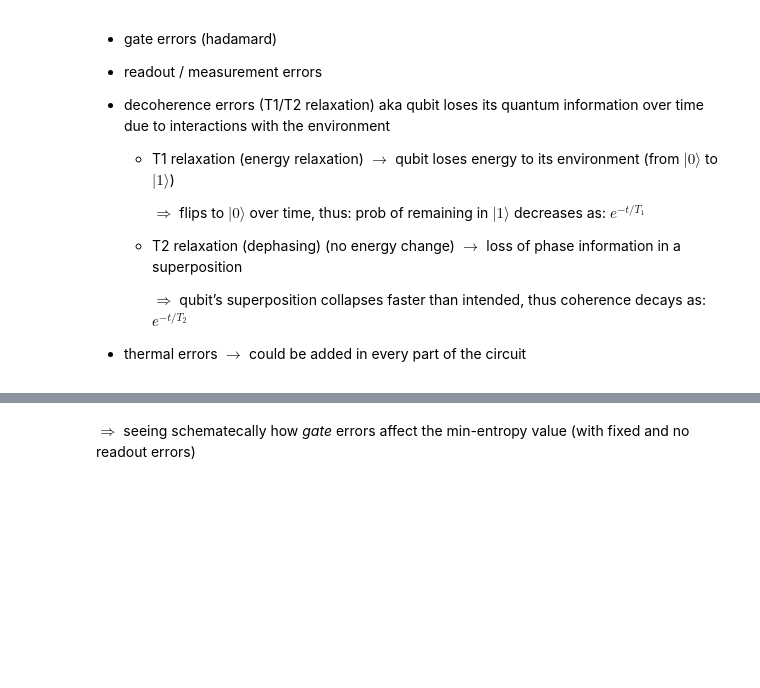
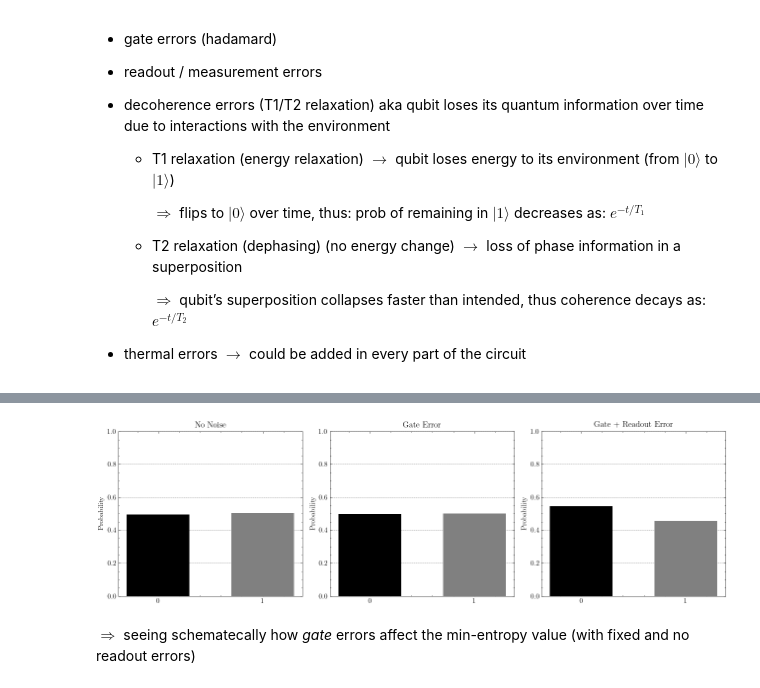
Before and after one commit to MikaelaPpasiou/QRNG, a Jupyter notebook: code/qrng_sim.ipynb, the cells around one changed output, grey strips where cells are left out. Drawn from its saved outputs; the diff is of its cells as text; code cells hidden in the pictures; blank space fills up the shorter version.

```diff
--- a/code/qrng_sim.ipynb
+++ b/code/qrng_sim.ipynb
@@ -332,2 +333,49 @@ Noisy Shannon Entropy:  0.9965068723457835
+# %%
+def run_qrng(noise_model=None, shots=10000):
+    qc = QuantumCircuit(1, 1)
+    qc.h(0)
+    qc.measure(0, 0)
+
+    backend = AerSimulator(noise_model=noise_model)
+    transpiled_qc = transpile(qc, backend)
+    job = backend.run(transpiled_qc, shots=shots, memory=True)
+    result = job.result()
+    bits = np.array(result.get_memory(), dtype=np.uint8)
+
+    return bits, result.get_counts()
+
+no_noise = None
+
+gate_error = depolarizing_error(0.05, 1)   # 5% depolarizing error on single qubit gates
+noise_gate = NoiseModel()
+noise_gate.add_all_qubit_quantum_error(gate_error, ['h'])
+
+readout_error = ReadoutError([[0.9, 0.1],[0.2, 0.8]])
+noise_gate_readout = NoiseModel()
+noise_gate_readout.add_all_qubit_quantum_error(gate_error, ['h'])
+noise_gate_readout.add_all_qubit_readout_error(readout_error, [0])
+
+bits_no_noise, _ = run_qrng(noise_model=no_noise)
+bits_gate, _ = run_qrng(noise_model=noise_gate)
+bits_gate_readout, _ = run_qrng(noise_model=noise_gate_readout)
+
+fig, axes = plt.subplots(1, 3, figsize=(13, 4))
+titles = ['No Noise', 'Gate Error', 'Gate + Readout Error']
+all_bits = [bits_no_noise, bits_gate, bits_gate_readout]
+
+for ax, title, bits in zip(axes, titles, all_bits):
+    counts = np.bincount(bits, minlength=2)
+    ax.yaxis.grid(color='gray', linestyle='dashed')
+    ax.set_axisbelow(True)
+    ax.bar([0, 1], counts / counts.sum(), color=['black', 'gray'], width=0.6)
+    ax.set_xticks([0, 1])
+    ax.set_ylim(0, 1)
+    ax.set_title(title)
+    ax.set_ylabel('Probability')
+
+plt.tight_layout()
+plt.show()
+# %% [output]
+[figure, added]
 # %% [markdown]
 $\Rightarrow$ seeing schematecally how *gate* errors affect the min-entropy value (with fixed and no readout errors)
```
Also changed, not shown: parts of 24 cells of this notebook, 1 other file.
